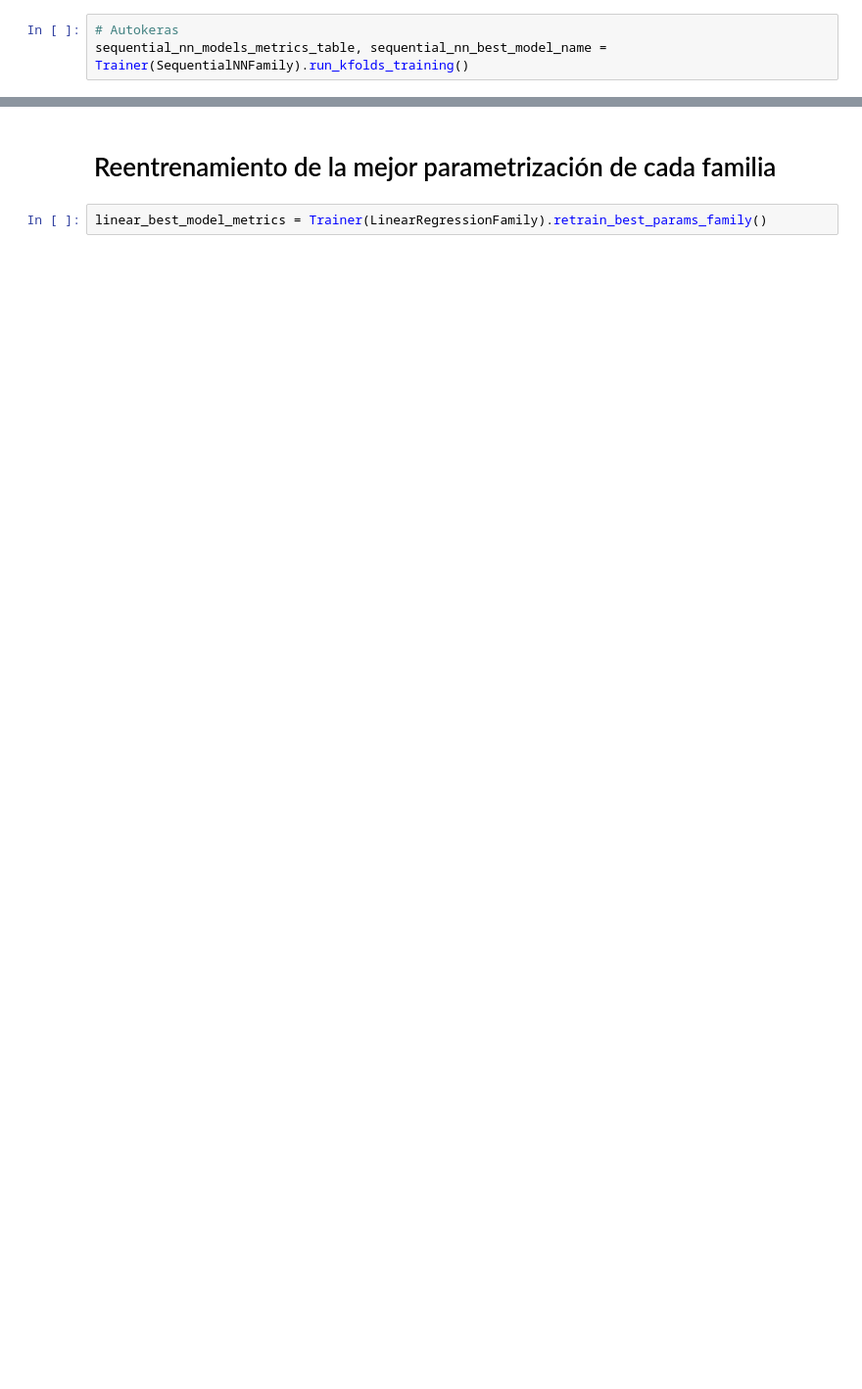
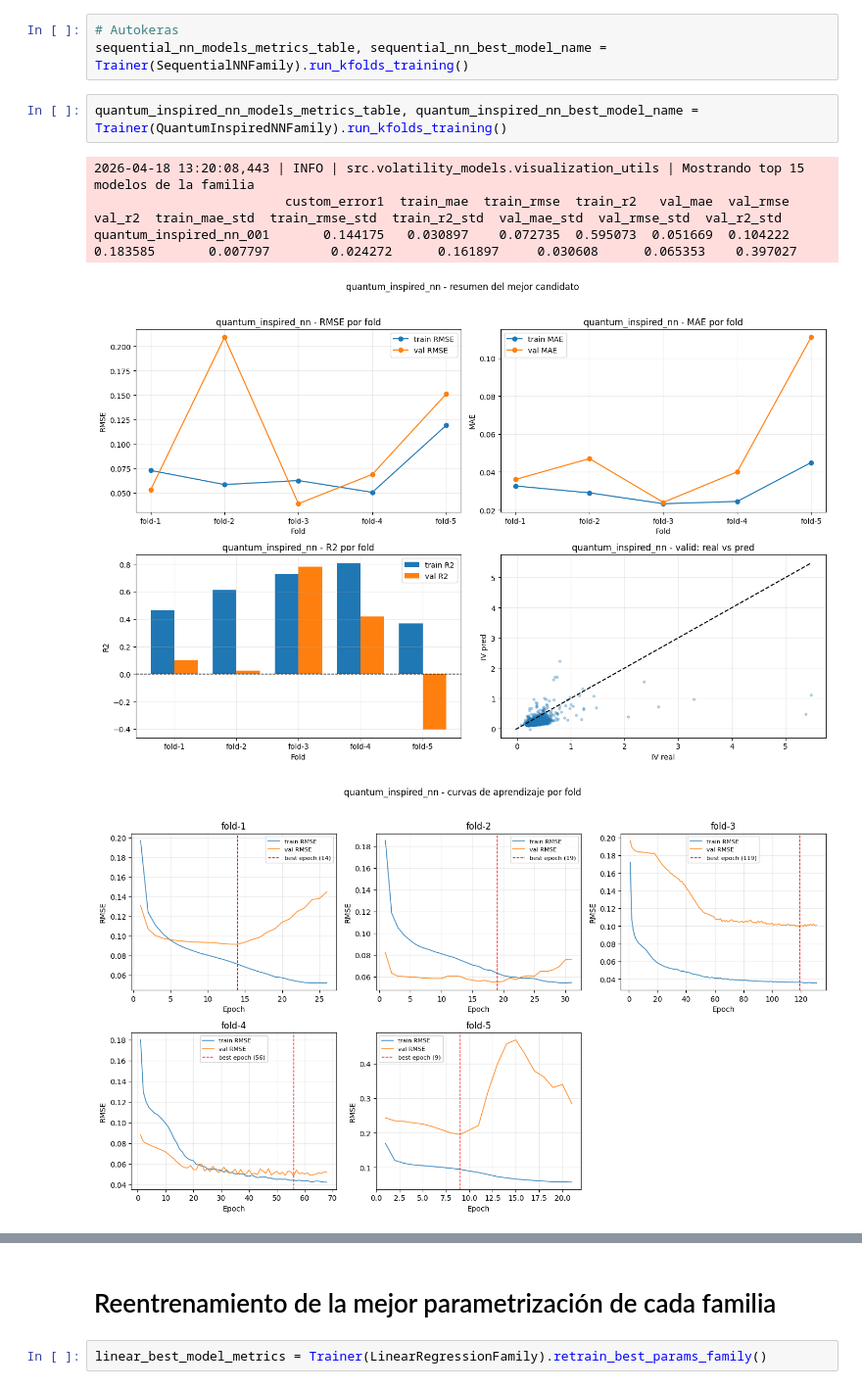
Before and after one commit to epiblasfunds/options-pricing, a Jupyter notebook: models copy.ipynb, the cells around one changed output, grey strips where cells are left out. Shown at 98% size. Cells and saved outputs as stored; diff of their text form; blank space fills up the shorter version.

Commit message:
fix: models training

```diff
--- a/models copy.ipynb
+++ b/models copy.ipynb
@@ -163,3 +127,11 @@ sequential_nn_061       0.122594   0.037886    0.090165  0.404843  0.042096  0.1
 # %%
 # Autokeras
 sequential_nn_models_metrics_table, sequential_nn_best_model_name = Trainer(SequentialNNFamily).run_kfolds_training()
+# %%
+quantum_inspired_nn_models_metrics_table, quantum_inspired_nn_best_model_name = Trainer(QuantumInspiredNNFamily).run_kfolds_training()
+# %% [output]
+2026-04-18 13:20:08,443 | INFO | src.volatility_models.visualization_utils | Mostrando top 15 modelos de la familia
+                         custom_error1  train_mae  train_rmse  train_r2   val_mae  val_rmse    val_r2  train_mae_std  train_rmse_std  train_r2_std  val_mae_std  val_rmse_std  val_r2_std
+quantum_inspired_nn_001       0.144175   0.030897    0.072735  0.595073  0.051669  0.104222  0.183585       0.007797        0.024272      0.161897     0.030608      0.065353    0.397027
+[figure, added]
+[figure, added]
```
Also changed, not shown: parts of 53 cells of this notebook, 9 other files.
